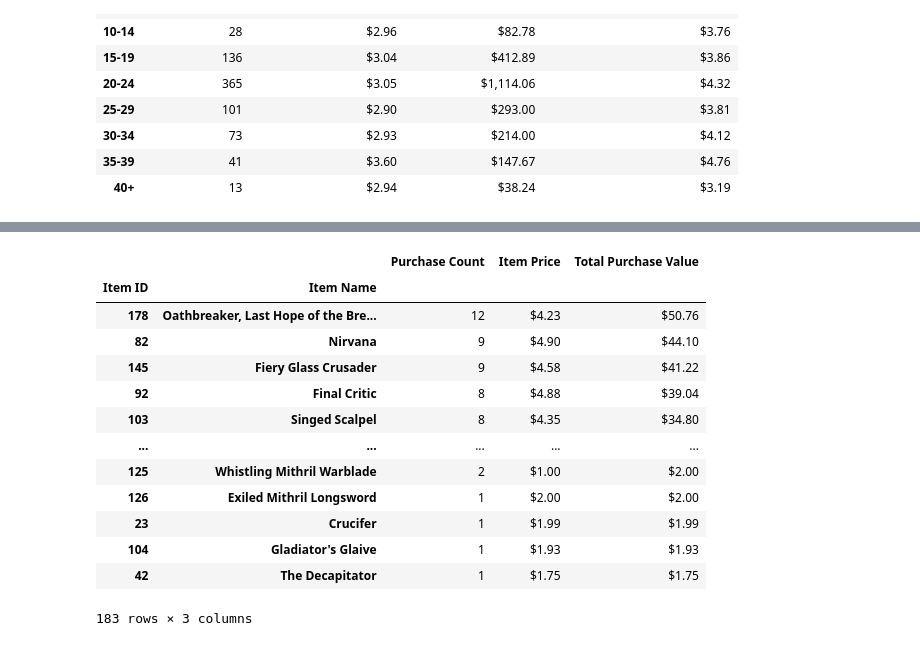
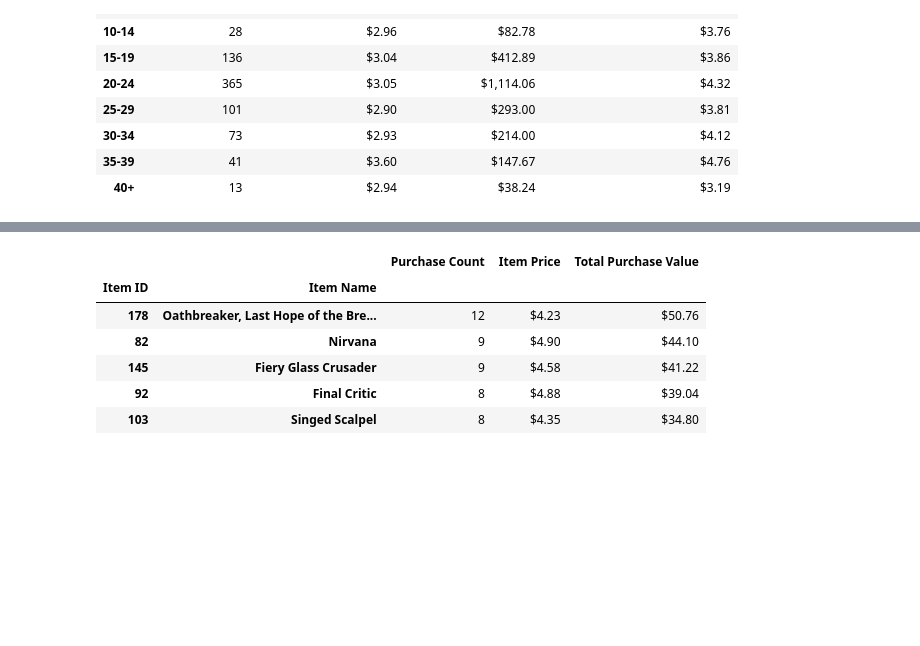
Before and after one commit to shidalgo12/Pandas-Challege, a Jupyter notebook: HeroesOfPymoli/Purchase_Data_Notebook.ipynb, the cells around one changed output, grey strips where cells are left out. Cells and saved outputs as stored; diff of their text form; code cells hidden in the pictures; blank space fills up the shorter version.

```diff
--- a/HeroesOfPymoli/Purchase_Data_Notebook.ipynb
+++ b/HeroesOfPymoli/Purchase_Data_Notebook.ipynb
@@ -323,25 +314,19 @@ sorted_popular_items
 # %%
 # Most Profitable Items - COMPLETE
 
 # Sort the above table by total purchase value in descending order
 profitable_items = popular_items.sort_values("Total Purchase Value", ascending=False)
+profitable_items = profitable_items.nlargest(5,["Total Purchase Value"])
 
 profitable_items["Item Price"] = profitable_items["Item Price"].map("${:,.2f}".format)
 profitable_items["Total Purchase Value"] = profitable_items["Total Purchase Value"].map("${:,.2f}".format)
 
 profitable_items
 # %% [output]
 |  |  | Purchase Count | Item Price | Total Purchase Value |
 | Item ID | Item Name |  |  |  |
 | 178 | Oathbreaker, Last Hope of the Bre... | 12 | $4.23 | $50.76 |
 | 82 | Nirvana | 9 | $4.90 | $44.10 |
 | 145 | Fiery Glass Crusader | 9 | $4.58 | $41.22 |
 | 92 | Final Critic | 8 | $4.88 | $39.04 |
 | 103 | Singed Scalpel | 8 | $4.35 | $34.80 |
-| ... | ... | ... | ... | ... |
-| 125 | Whistling Mithril Warblade | 2 | $1.00 | $2.00 |
-| 126 | Exiled Mithril Longsword | 1 | $2.00 | $2.00 |
-| 23 | Crucifer | 1 | $1.99 | $1.99 |
-| 104 | Gladiator's Glaive | 1 | $1.93 | $1.93 |
-| 42 | The Decapitator | 1 | $1.75 | $1.75 |
-183 rows × 3 columns
```
Also changed, not shown: parts of 3 cells of this notebook, 7 other files.
